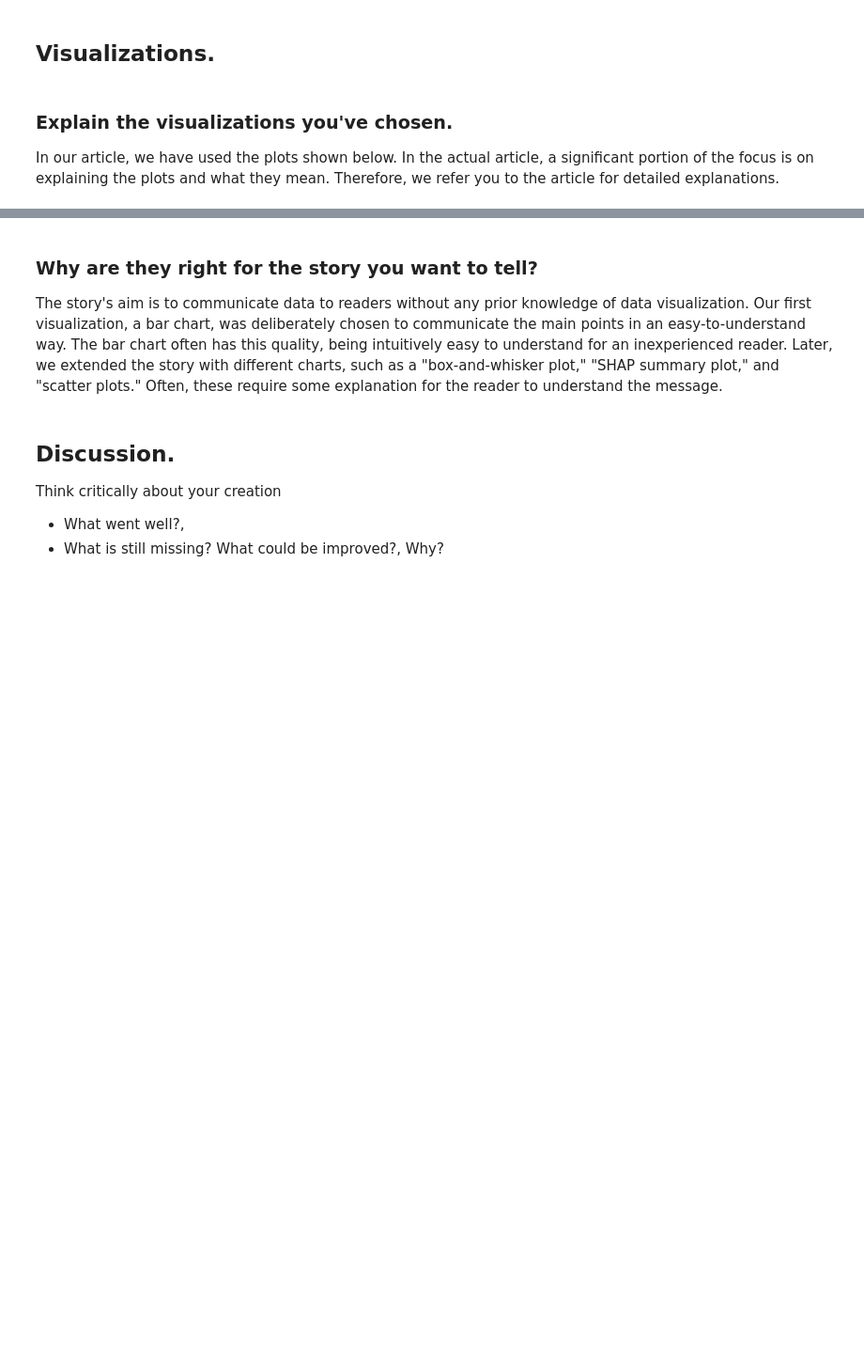
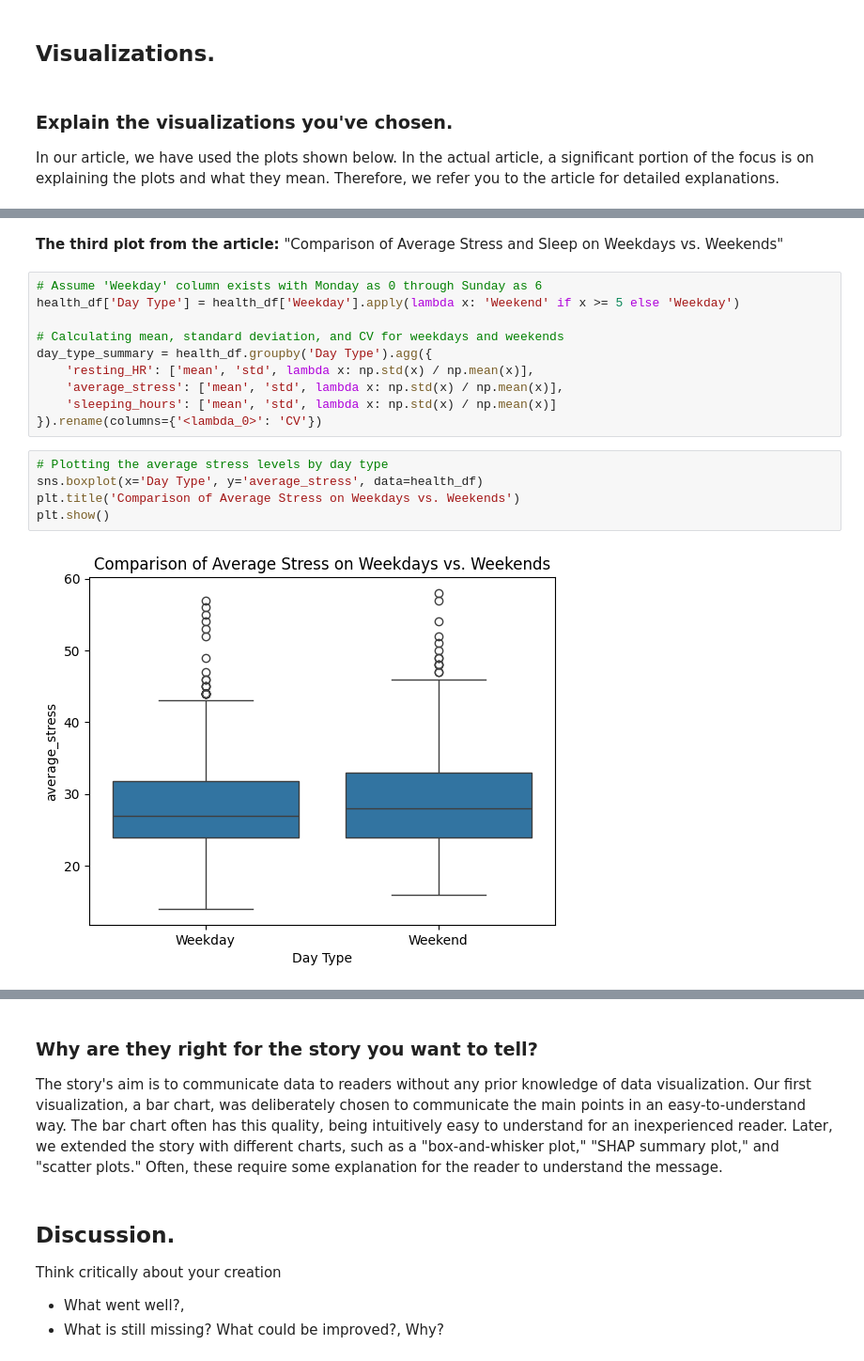
Before and after one commit to cats-and-the-city/explainer, a Jupyter notebook: explaier_notebook.ipynb, the cells around one changed output, grey strips where cells are left out. Shown at 94% size. Cells and saved outputs as stored; diff of their text form; blank space fills up the shorter version.

```diff
--- a/explaier_notebook.ipynb
+++ b/explaier_notebook.ipynb
@@ -397,0 +449,19 @@ In our article, we have used the plots shown below. In the actual article, a sig
+# %% [markdown]
+**The third plot from the article:** "Comparison of Average Stress and Sleep on Weekdays vs. Weekends"
+# %%
+# Assume 'Weekday' column exists with Monday as 0 through Sunday as 6
+health_df['Day Type'] = health_df['Weekday'].apply(lambda x: 'Weekend' if x >= 5 else 'Weekday')
+
+# Calculating mean, standard deviation, and CV for weekdays and weekends
+day_type_summary = health_df.groupby('Day Type').agg({
+    'resting_HR': ['mean', 'std', lambda x: np.std(x) / np.mean(x)],
+    'average_stress': ['mean', 'std', lambda x: np.std(x) / np.mean(x)],
+    'sleeping_hours': ['mean', 'std', lambda x: np.std(x) / np.mean(x)]
+}).rename(columns={'<lambda_0>': 'CV'})
+# %%
+# Plotting the average stress levels by day type
+sns.boxplot(x='Day Type', y='average_stress', data=health_df)
+plt.title('Comparison of Average Stress on Weekdays vs. Weekends')
+plt.show()
+# %% [output]
+[figure, added]
```
Also changed, not shown: parts of 8 cells of this notebook.
